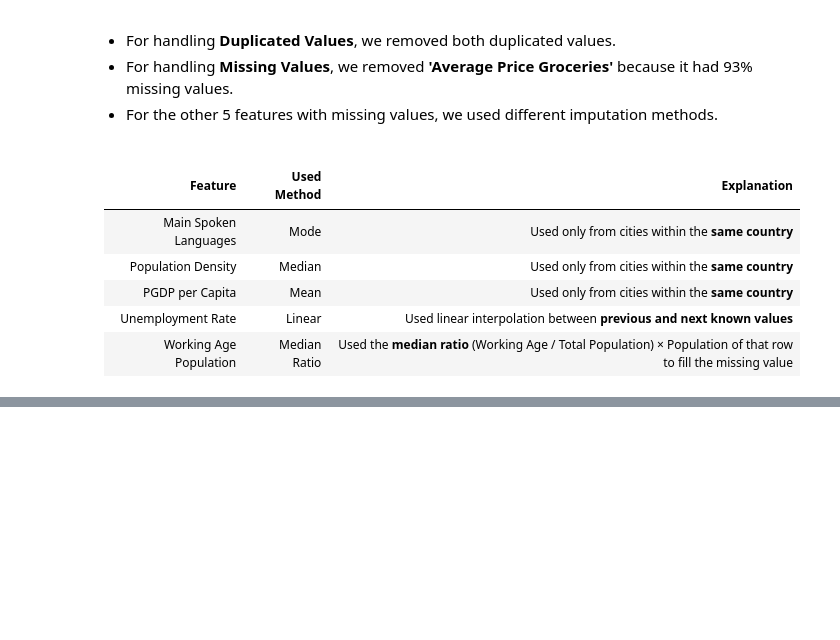
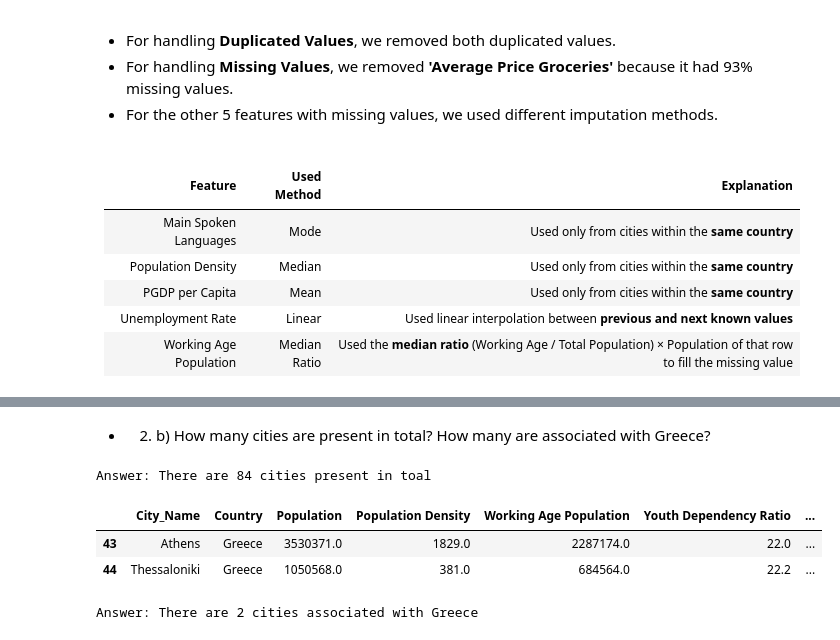
Before and after one commit to saifhoque15-netizen/where-should-I-live, a Jupyter notebook: Group22_PDS_2526.ipynb, the cells around one changed output, grey strips where cells are left out. Cells and saved outputs as stored; diff of their text form; code cells hidden in the pictures; blank space fills up the shorter version.

```diff
--- a/Group22_PDS_2526.ipynb
+++ b/Group22_PDS_2526.ipynb
@@ -530,0 +600,20 @@ Name: 23, dtype: object
+# %% [markdown]
+- 2. b) How many cities are present in total? How many are associated with
+             Greece?
+# %%
+total_cities = len(df_final)
+print(f'Answer: There are {total_cities} cities present in toal')
+# %% [output]
+Answer: There are 84 cities present in toal
+# %%
+df_final.query('Country == "Greece"')
+# %% [output]
+|  | City_Name | Country | Population | Population Density | Working Age Population | Youth Dependency Ratio | ... |
+| 43 | Athens | Greece | 3530371.0 | 1829.0 | 2287174.0 | 22.0 | ... |
+| 44 | Thessaloniki | Greece | 1050568.0 | 381.0 | 684564.0 | 22.2 | ... |
+# %%
+greek_cities = df_final[df_final['Country'] == 'Greece']
+greek_city_count = len(greek_cities)
+print(f'Answer: There are {greek_city_count} cities associated with Greece')
+# %% [output]
+Answer: There are 2 cities associated with Greece
```
Also changed, not shown: parts of 13 cells of this notebook.
